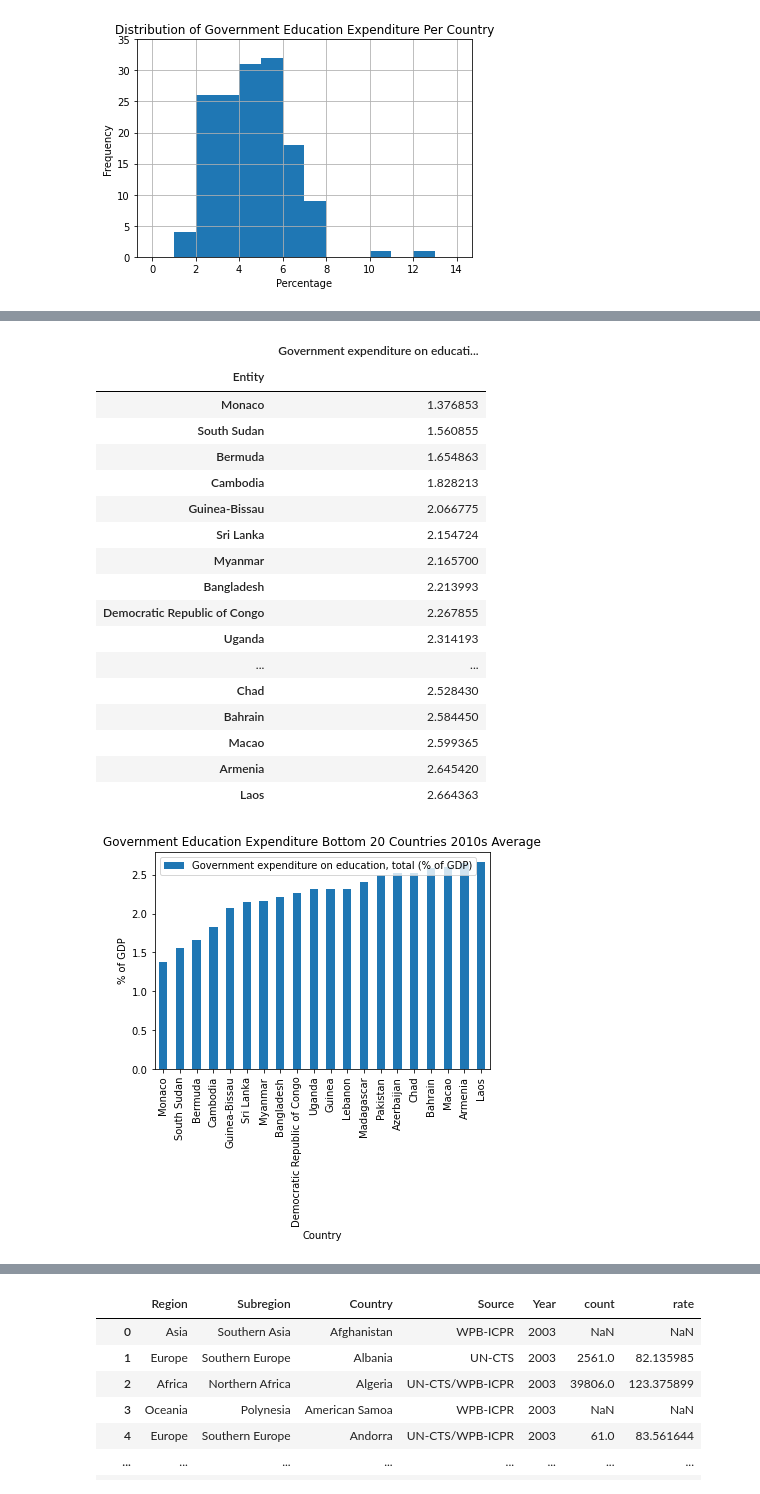
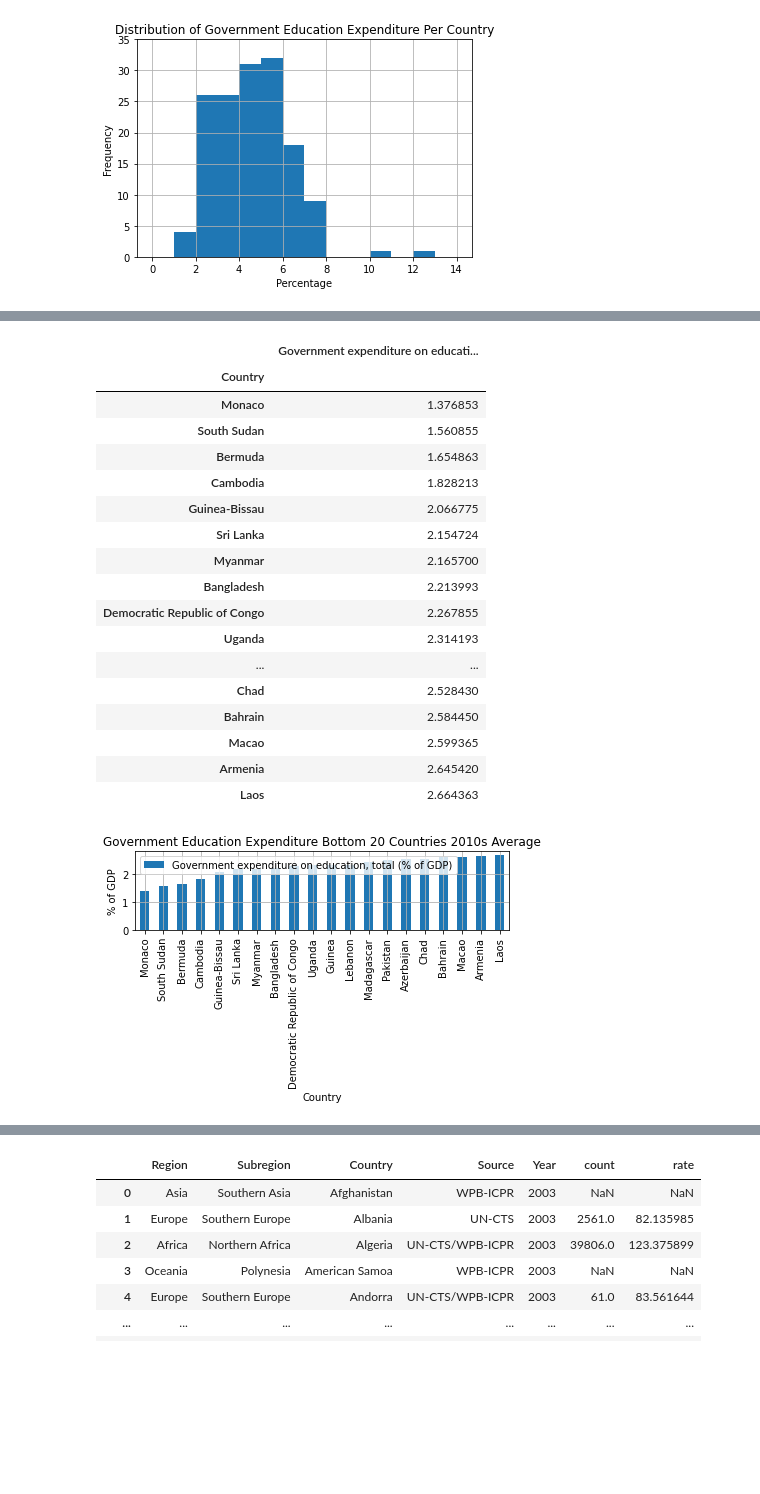
Before and after one commit to pamhinostroza/Project_1, a Jupyter notebook: Project_Main.ipynb, the cells around one changed output, grey strips where cells are left out. Saved outputs shown, nothing was run; the diff lists cells and outputs as text; code cells hidden in the pictures; blank space fills up the shorter version.

```diff
--- a/Project_Main.ipynb
+++ b/Project_Main.ipynb
@@ -62,6 +61,8 @@ ed_exp_mean
 | 146 | Vietnam | 5.592645 |
 | 147 | Zimbabwe | 7.411093 |
 148 rows × 2 columns
+# %%
+ed_exp_mean=ed_exp_mean.rename(columns={'Entity':'Country'})
 # %%
 ed_exp_mean['Government expenditure on education, total (% of GDP)'].plot(kind='hist',bins=list(range(15)))
 plt.xlabel('Percentage')
@@ -73,6 +74,8 @@ plt.grid()
 #create border around bars (if possible)
 # %% [output]
 [figure]
+# %%
+ed_exp_mean=ed_exp_mean.set_index('Country')
 # %%
 top_exp = ed_exp_mean.sort_values(by='Government expenditure on education, total (% of GDP)',ascending=False)
 top_20=top_exp.head(20)
@@ -101,11 +86,11 @@ top_20
 # %%
 bottom_exp = ed_exp_mean.sort_values(by='Government expenditure on education, total (% of GDP)')
 bottom_20=bottom_exp.head(20)
-bottom_20=bottom_20.set_index('Entity')
+bottom_20=bottom_20.set_index('Country')
 bottom_20
 # %% [output]
 |  | Government expenditure on educati... |
-| Entity |  |
+| Country |  |
 | Monaco | 1.376853 |
 | South Sudan | 1.560855 |
 | Bermuda | 1.654863 |
@@ -125,11 +110,13 @@ bottom_20
 # %%
 bottom_20.plot(kind='bar')
 plt.xlabel('Country')
 plt.ylabel('% of GDP')
 plt.title('Government Education Expenditure Bottom 20 Countries 2010s Average')
+plt.grid()
+plt.tight_layout()
 plt.savefig("Output/bottom_20_expenditure.png")
 # %% [output]
-[figure, old version]
+[figure, new version]
 # %%
 top_20.plot(kind='bar')
 plt.xlabel('Country')
```
Also changed, not shown: parts of 42 cells of this notebook, 13 other files.
